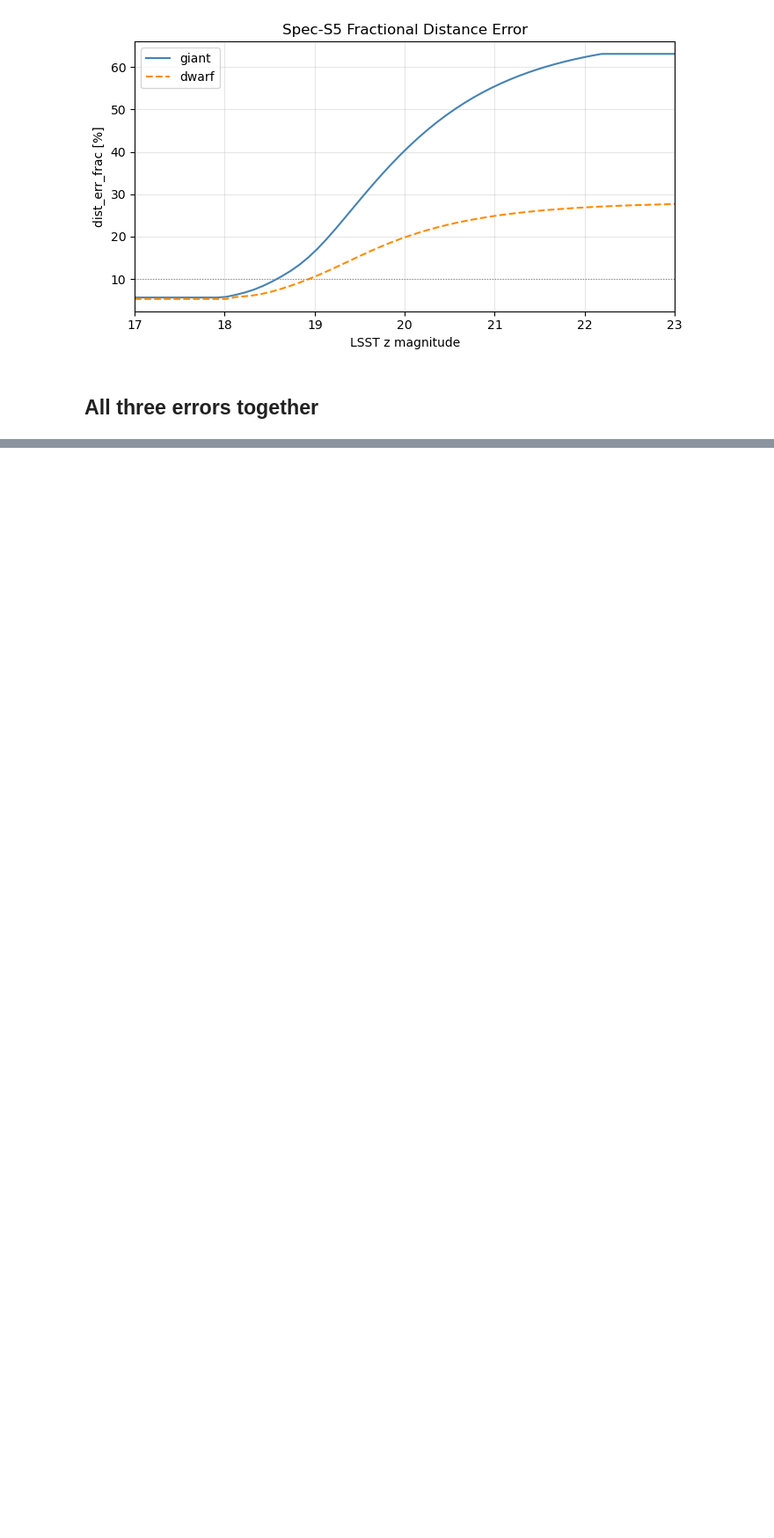
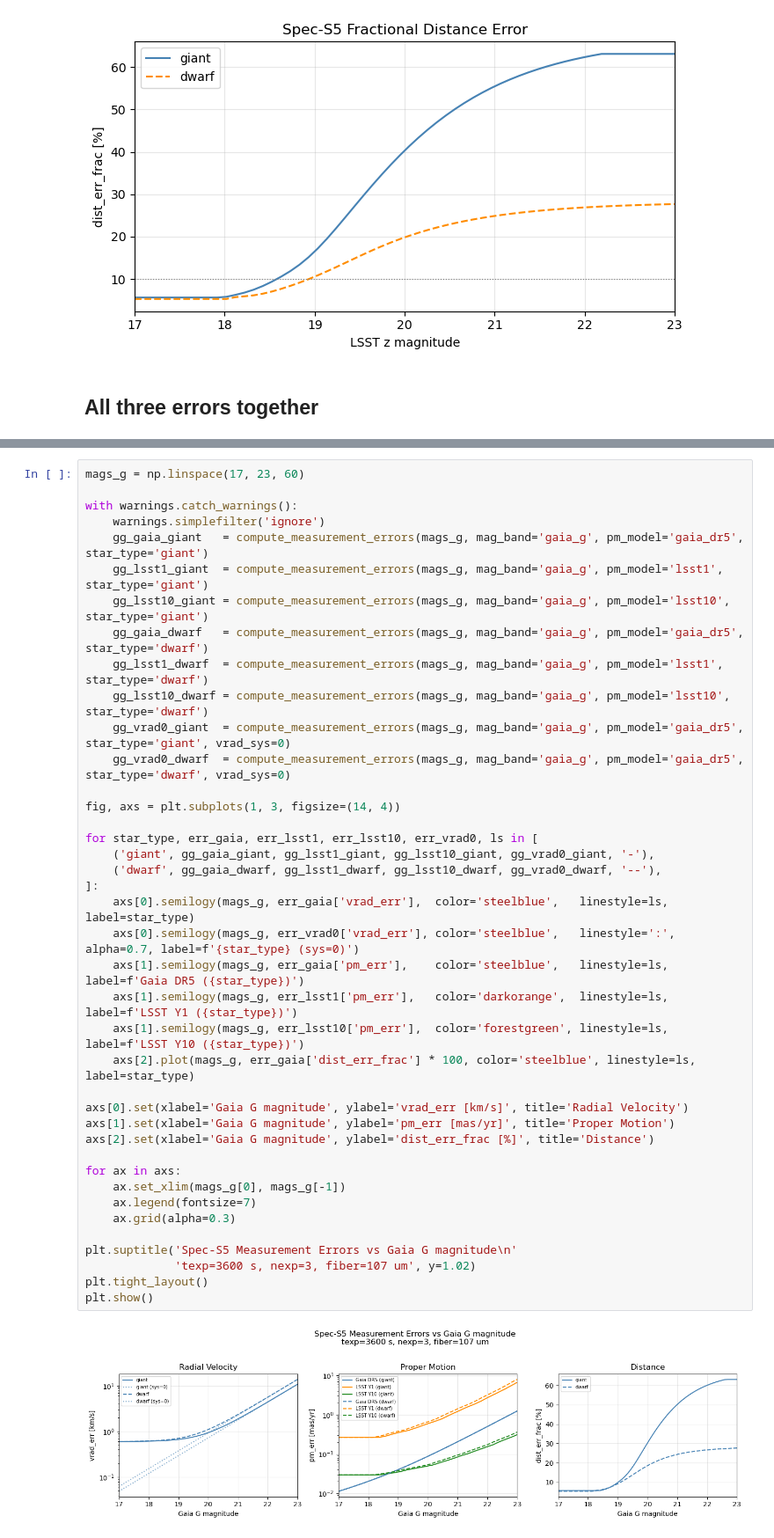
Before and after one commit to spec-s5/spec-s5-instrument, a Jupyter notebook: notebooks/measurement_errors_demo.ipynb, the cells around one changed output, grey strips where cells are left out. Shown at 88% size. Cells and saved outputs as stored; diff of their text form; blank space fills up the shorter version.

```diff
--- a/notebooks/measurement_errors_demo.ipynb
+++ b/notebooks/measurement_errors_demo.ipynb
@@ -111,0 +119,42 @@ plt.show()
+# %%
+mags_g = np.linspace(17, 23, 60)
+
+with warnings.catch_warnings():
+    warnings.simplefilter('ignore')
+    gg_gaia_giant   = compute_measurement_errors(mags_g, mag_band='gaia_g', pm_model='gaia_dr5', star_type='giant')
+    gg_lsst1_giant  = compute_measurement_errors(mags_g, mag_band='gaia_g', pm_model='lsst1',    star_type='giant')
+    gg_lsst10_giant = compute_measurement_errors(mags_g, mag_band='gaia_g', pm_model='lsst10',   star_type='giant')
+    gg_gaia_dwarf   = compute_measurement_errors(mags_g, mag_band='gaia_g', pm_model='gaia_dr5', star_type='dwarf')
+    gg_lsst1_dwarf  = compute_measurement_errors(mags_g, mag_band='gaia_g', pm_model='lsst1',    star_type='dwarf')
+    gg_lsst10_dwarf = compute_measurement_errors(mags_g, mag_band='gaia_g', pm_model='lsst10',   star_type='dwarf')
+    gg_vrad0_giant  = compute_measurement_errors(mags_g, mag_band='gaia_g', pm_model='gaia_dr5', star_type='giant', vrad_sys=0)
+    gg_vrad0_dwarf  = compute_measurement_errors(mags_g, mag_band='gaia_g', pm_model='gaia_dr5', star_type='dwarf', vrad_sys=0)
+
+fig, axs = plt.subplots(1, 3, figsize=(14, 4))
+
+for star_type, err_gaia, err_lsst1, err_lsst10, err_vrad0, ls in [
+    ('giant', gg_gaia_giant, gg_lsst1_giant, gg_lsst10_giant, gg_vrad0_giant, '-'),
+    ('dwarf', gg_gaia_dwarf, gg_lsst1_dwarf, gg_lsst10_dwarf, gg_vrad0_dwarf, '--'),
+]:
+    axs[0].semilogy(mags_g, err_gaia['vrad_err'],  color='steelblue',   linestyle=ls,  label=star_type)
+    axs[0].semilogy(mags_g, err_vrad0['vrad_err'], color='steelblue',   linestyle=':', alpha=0.7, label=f'{star_type} (sys=0)')
+    axs[1].semilogy(mags_g, err_gaia['pm_err'],    color='steelblue',   linestyle=ls, label=f'Gaia DR5 ({star_type})')
+    axs[1].semilogy(mags_g, err_lsst1['pm_err'],   color='darkorange',  linestyle=ls, label=f'LSST Y1 ({star_type})')
+    axs[1].semilogy(mags_g, err_lsst10['pm_err'],  color='forestgreen', linestyle=ls, label=f'LSST Y10 ({star_type})')
+    axs[2].plot(mags_g, err_gaia['dist_err_frac'] * 100, color='steelblue', linestyle=ls, label=star_type)
+
+axs[0].set(xlabel='Gaia G magnitude', ylabel='vrad_err [km/s]', title='Radial Velocity')
+axs[1].set(xlabel='Gaia G magnitude', ylabel='pm_err [mas/yr]', title='Proper Motion')
+axs[2].set(xlabel='Gaia G magnitude', ylabel='dist_err_frac [%]', title='Distance')
+
+for ax in axs:
+    ax.set_xlim(mags_g[0], mags_g[-1])
+    ax.legend(fontsize=7)
+    ax.grid(alpha=0.3)
+
+plt.suptitle('Spec-S5 Measurement Errors vs Gaia G magnitude\n'
+             'texp=3600 s, nexp=3, fiber=107 um', y=1.02)
+plt.tight_layout()
+plt.show()
+# %% [output]
+[figure, added]
```
Also changed, not shown: parts of 4 cells of this notebook.
